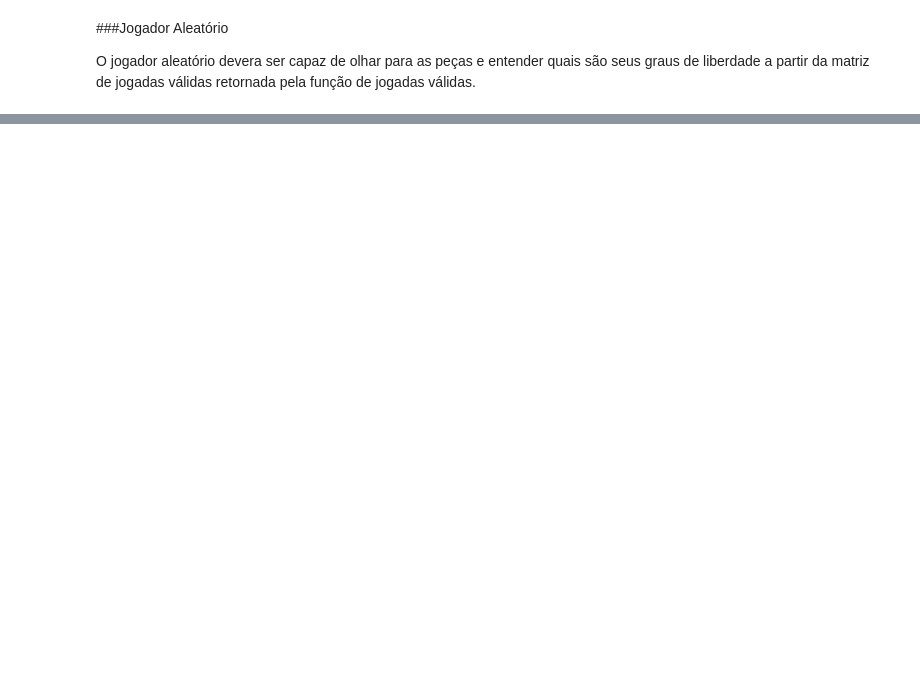
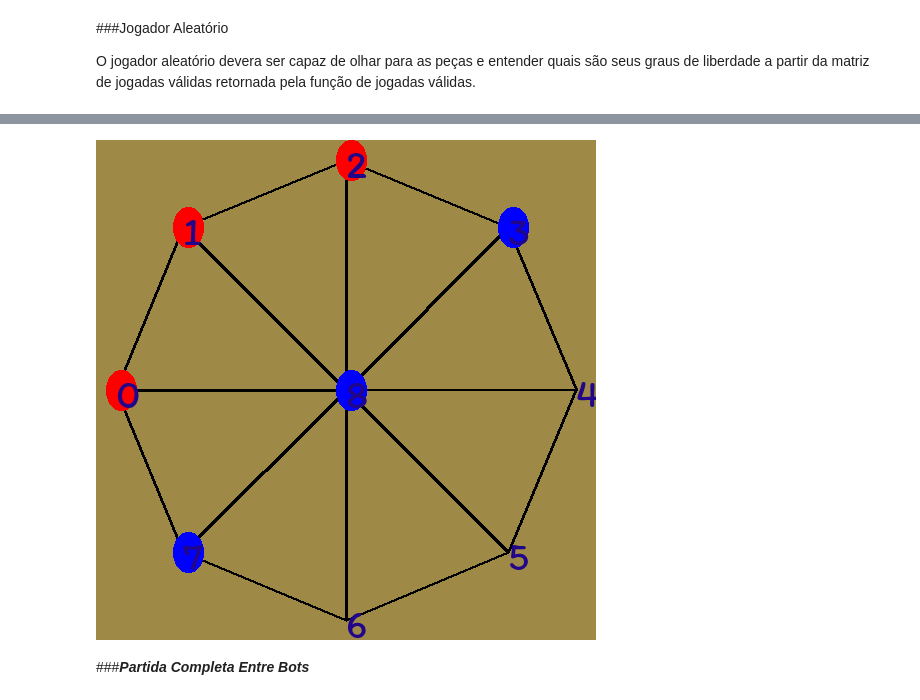
Before and after one commit to gatofeles/Trabalhos-SI202, a Jupyter notebook: gameShisima.ipynb, the cells around one changed output, grey strips where cells are left out. Saved outputs shown, nothing was run; the diff lists cells and outputs as text; code cells hidden in the pictures; blank space fills up the shorter version.

```diff
--- a/gameShisima.ipynb
+++ b/gameShisima.ipynb
@@ -406,0 +720,6 @@ KeyboardInterrupt: ignored
+# %%
+drawPiecesToHumans(winnerBoard, False, True)
+# %% [output]
+[figure, added]
+# %% [markdown]
+###***Partida Completa Entre Bots***
```
Also changed, not shown: parts of 30 cells of this notebook.
